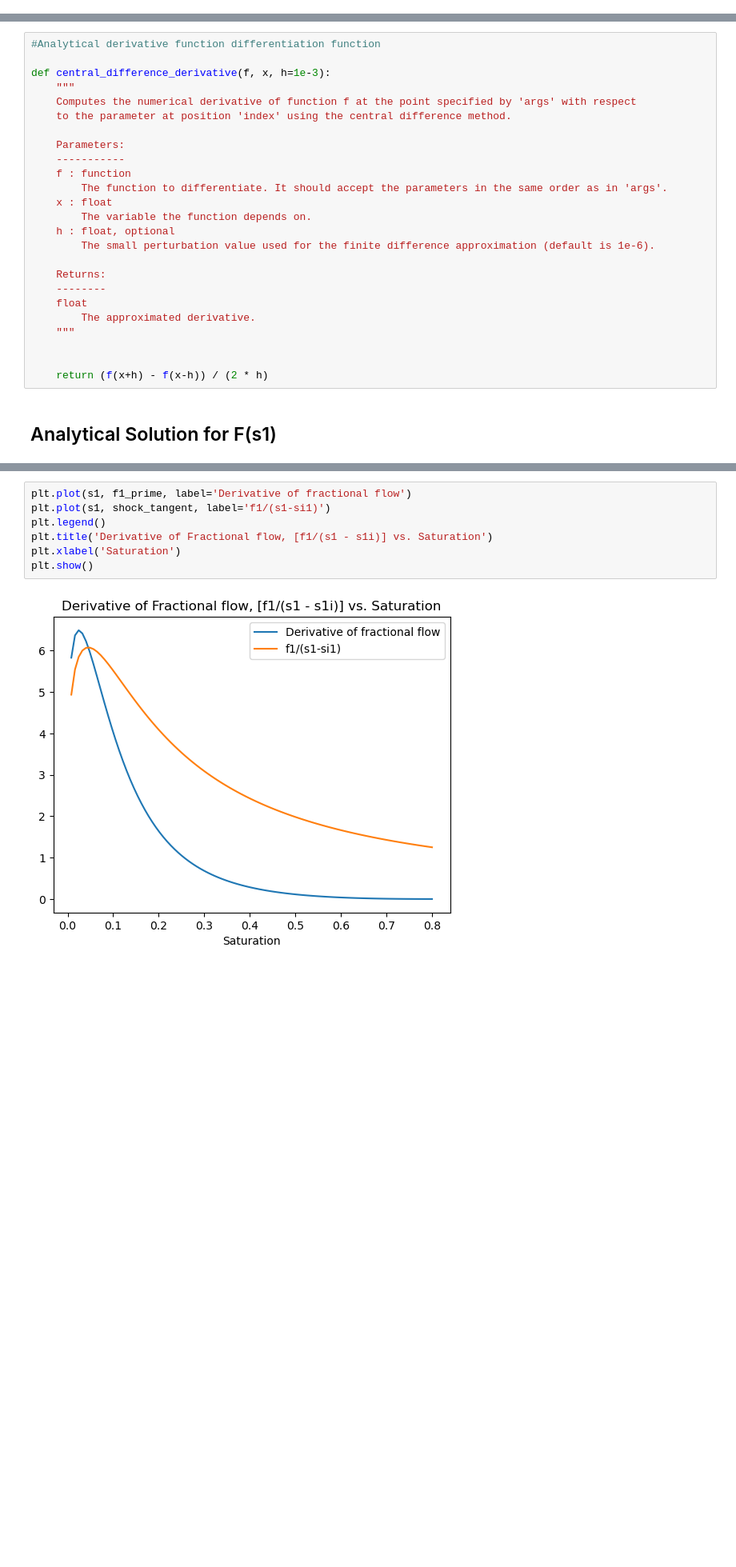
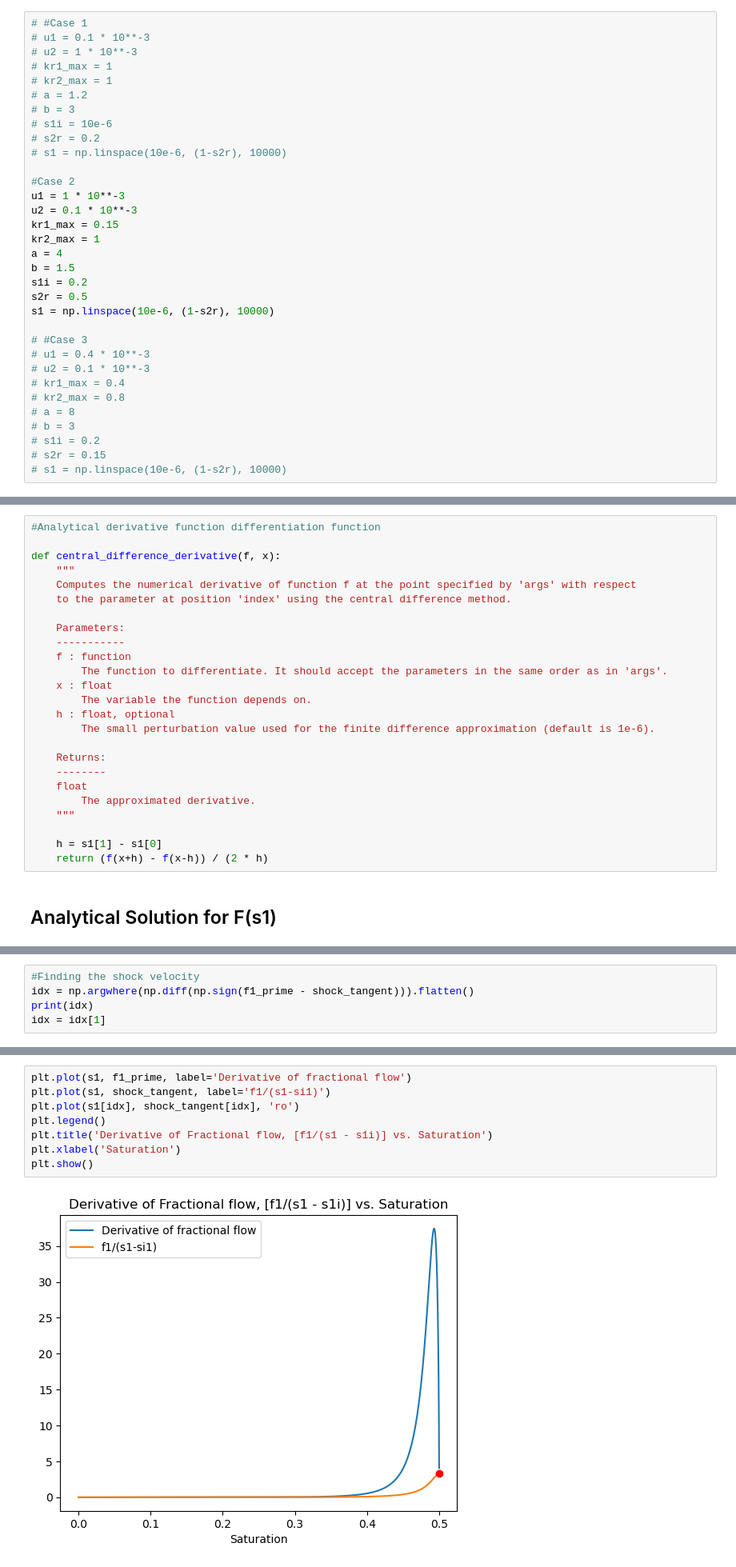
Before and after one commit to esemsc-peo23/GEMS2-Coding-Exercise, a Jupyter notebook: Solutions.ipynb, the cells around one changed output, grey strips where cells are left out. Shown at 80% size. Saved outputs shown, nothing was run; the diff lists cells and outputs as text; blank space fills up the shorter version.

```diff
--- a/Solutions.ipynb
+++ b/Solutions.ipynb
@@ -17,3 +6,36 @@ u2 = 1 * 10**-3
+# %%
+# #Case 1
+# u1 = 0.1 * 10**-3
+# u2 = 1 * 10**-3
+# kr1_max = 1
+# kr2_max = 1
+# a = 1.2
+# b = 3
+# s1i = 10e-6
+# s2r = 0.2
+# s1 = np.linspace(10e-6, (1-s2r), 10000)
+
+#Case 2
+u1 = 1 * 10**-3
+u2 = 0.1 * 10**-3
+kr1_max = 0.15
+kr2_max = 1
+a = 4
+b = 1.5
+s1i = 0.2
+s2r = 0.5
+s1 = np.linspace(10e-6, (1-s2r), 10000)
+
+# #Case 3
+# u1 = 0.4 * 10**-3
+# u2 = 0.1 * 10**-3
+# kr1_max = 0.4
+# kr2_max = 0.8
+# a = 8
+# b = 3
+# s1i = 0.2
+# s2r = 0.15
+# s1 = np.linspace(10e-6, (1-s2r), 10000)
 # %%
 #Defining the function for fractional flow
 def fractional_flow(viscosity_phase1, viscosity_phase2, rel_perm1, rel_perm2):
@@ -120,7 +142,7 @@ def f(saturation_phase1):
 # %%
 #Analytical derivative function differentiation function
 
-def central_difference_derivative(f, x, h=1e-3):
+def central_difference_derivative(f, x):
     """
     Computes the numerical derivative of function f at the point specified by 'args' with respect
     to the parameter at position 'index' using the central difference method.
@@ -140,7 +162,7 @@ def central_difference_derivative(f, x, h=1e-3):
         The approximated derivative.
     """
 
-
+    h = s1[1] - s1[0]
     return (f(x+h) - f(x-h)) / (2 * h)
 # %% [markdown]
 ## Analytical Solution for F(s1)
@@ -156,3 +188,8 @@ f1_prime = central_difference_derivative(f, s1)
 
 #Shock tangent line
 shock_tangent =  f1/(s1-s1i)
+# %%
+#Finding the shock velocity
+idx = np.argwhere(np.diff(np.sign(f1_prime - shock_tangent))).flatten()
+print(idx)
+idx = idx[1]
@@ -159,9 +198,10 @@ shock_tangent =  f1/(s1-s1i)
 # %%
 plt.plot(s1, f1_prime, label='Derivative of fractional flow')
 plt.plot(s1, shock_tangent, label='f1/(s1-si1)')
+plt.plot(s1[idx], shock_tangent[idx], 'ro')
 plt.legend()
 plt.title('Derivative of Fractional flow, [f1/(s1 - s1i)] vs. Saturation')
 plt.xlabel('Saturation')
 plt.show()
 # %% [output]
-[figure, old version]
+[figure, new version]
```
Also changed, not shown: parts of 17 cells of this notebook.
